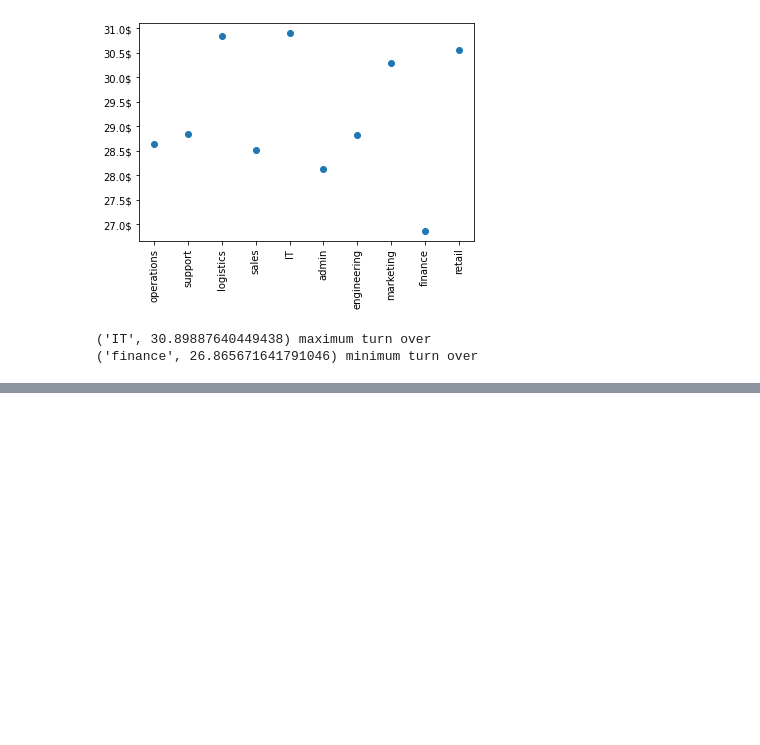
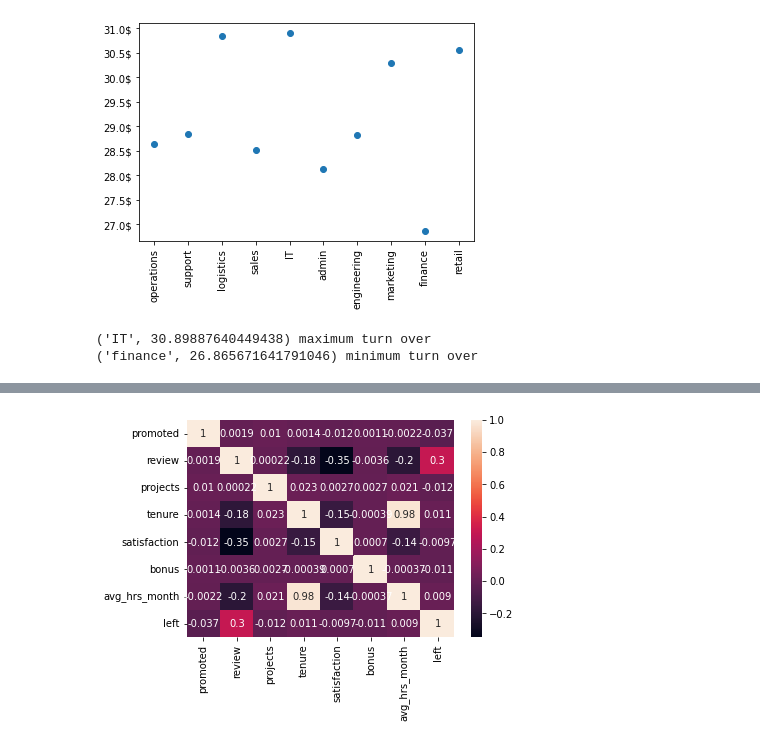
Before and after one commit to wahyunh10/Employee-Turnover-Project, a Jupyter notebook: employe_turnover_project.ipynb, the cells around one changed output, grey strips where cells are left out. Saved outputs shown, nothing was run; the diff lists cells and outputs as text; code cells hidden in the pictures; blank space fills up the shorter version.

```diff
--- a/employe_turnover_project.ipynb
+++ b/employe_turnover_project.ipynb
@@ -155,0 +167,2 @@ print(f"{lowest_turnover} minimum turn over")
+# %%
+df=df.replace({"yes":1,"no":0})
@@ -155,0 +178,5 @@ print(f"{lowest_turnover} minimum turn over")
+# %%
+sns.heatmap(df.corr(),annot=True)
+plt.show()
+# %% [output]
+[figure, added]
```
Also changed, not shown: parts of 17 cells of this notebook.
